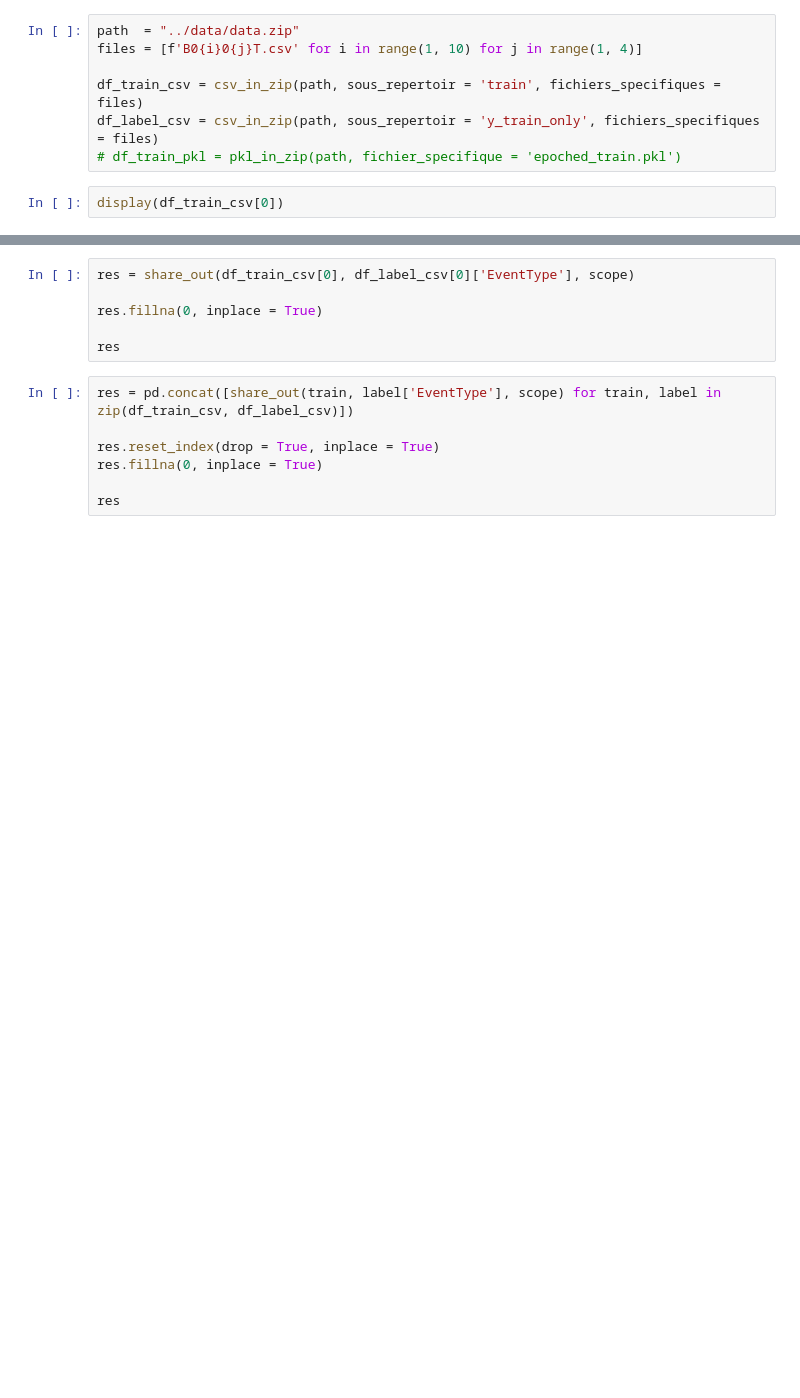
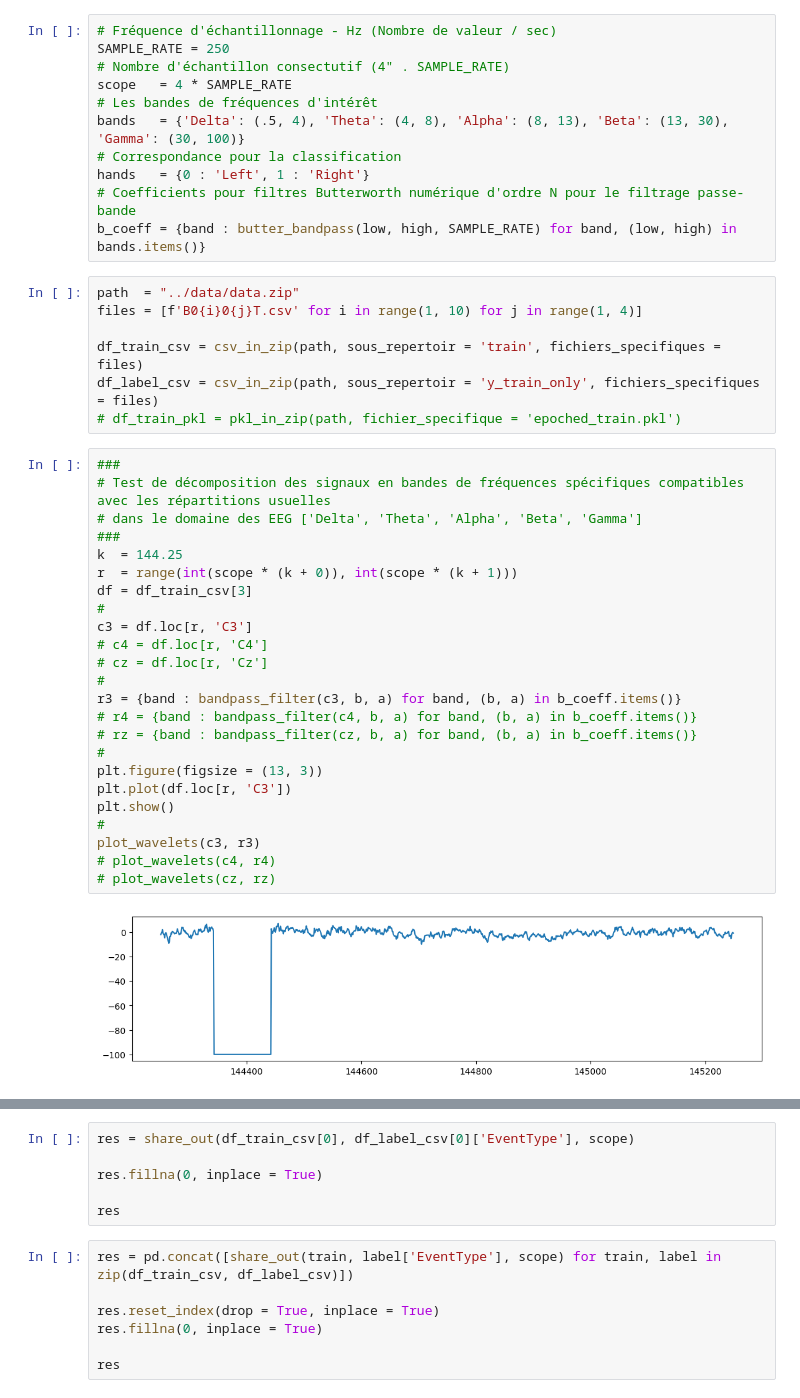
Before and after one commit to philippe-dpz/EEG_proj_repo, a Jupyter notebook: notebooks/Brn_EEG.ipynb, the cells around one changed output, grey strips where cells are left out. Drawn from its saved outputs; the diff is of its cells as text; blank space fills up the shorter version.

Commit message:
Update Brn_EEG.ipynb
240707:2345 - Décomposition en bandes de fréquence ['Delta', 'Theta', 'Alpha', 'Beta', 'Gamma']

```diff
--- a/notebooks/Brn_EEG.ipynb
+++ b/notebooks/Brn_EEG.ipynb
@@ -273,3 +299,14 @@ bands       = {'delta': 0, 'theta': 4, 'alpha': 8, 'beta': 12, 'gamma' : 30}
+# %%
+# Fréquence d'échantillonnage - Hz (Nombre de valeur / sec)
+SAMPLE_RATE = 250
+# Nombre d'échantillon consectutif (4" . SAMPLE_RATE)
+scope   = 4 * SAMPLE_RATE
+# Les bandes de fréquences d'intérêt
+bands   = {'Delta': (.5, 4), 'Theta': (4, 8), 'Alpha': (8, 13), 'Beta': (13, 30), 'Gamma': (30, 100)}
+# Correspondance pour la classification
+hands   = {0 : 'Left', 1 : 'Right'}
+# Coefficients pour filtres Butterworth numérique d'ordre N pour le filtrage passe-bande
+b_coeff = {band : butter_bandpass(low, high, SAMPLE_RATE) for band, (low, high) in bands.items()}
 # %%
 path  = "../data/data.zip"
 files = [f'B0{i}0{j}T.csv' for i in range(1, 10) for j in range(1, 4)]
@@ -277,5 +314,29 @@ files = [f'B0{i}0{j}T.csv' for i in range(1, 10) for j in range(1, 4)]
 df_train_csv = csv_in_zip(path, sous_repertoir = 'train', fichiers_specifiques = files)
 df_label_csv = csv_in_zip(path, sous_repertoir = 'y_train_only', fichiers_specifiques = files)
 # df_train_pkl = pkl_in_zip(path, fichier_specifique = 'epoched_train.pkl')
-# %%
-display(df_train_csv[0])
+# %%
+###
+# Test de décomposition des signaux en bandes de fréquences spécifiques compatibles avec les répartitions usuelles
+# dans le domaine des EEG ['Delta', 'Theta', 'Alpha', 'Beta', 'Gamma']
+###
+k  = 144.25
+r  = range(int(scope * (k + 0)), int(scope * (k + 1)))
+df = df_train_csv[3]
+#
+c3 = df.loc[r, 'C3']
+# c4 = df.loc[r, 'C4']
+# cz = df.loc[r, 'Cz']
+#
+r3 = {band : bandpass_filter(c3, b, a) for band, (b, a) in b_coeff.items()}
+# r4 = {band : bandpass_filter(c4, b, a) for band, (b, a) in b_coeff.items()}
+# rz = {band : bandpass_filter(cz, b, a) for band, (b, a) in b_coeff.items()}
+#
+plt.figure(figsize = (13, 3))
+plt.plot(df.loc[r, 'C3'])
+plt.show()
+#
+plot_wavelets(c3, r3)
+# plot_wavelets(c4, r4)
+# plot_wavelets(cz, rz)
+# %% [output]
+[figure, added]
```
Also changed, not shown: parts of 14 cells of this notebook.
